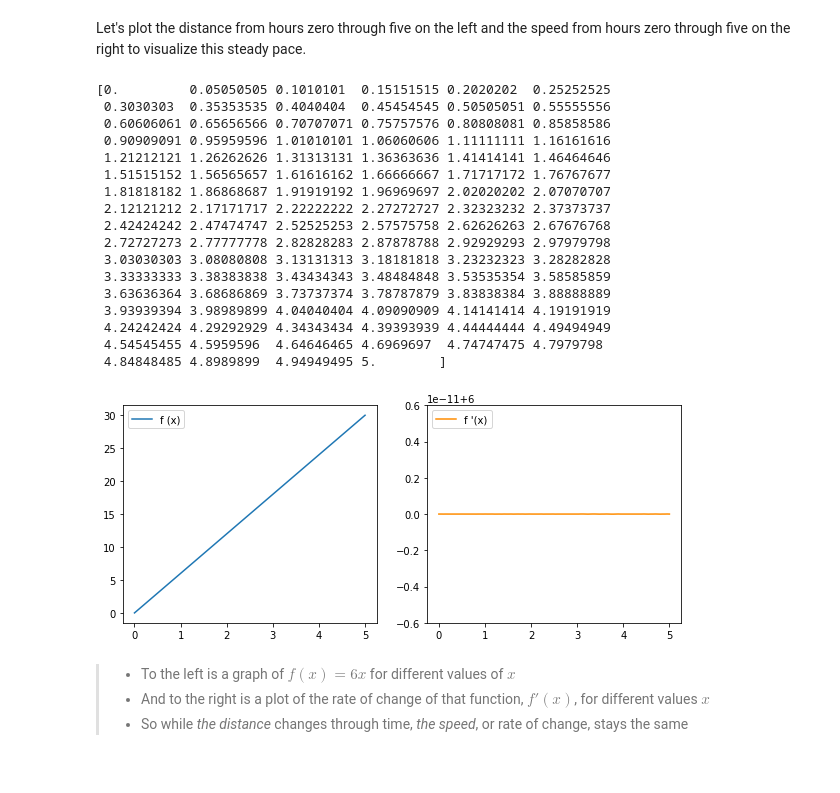
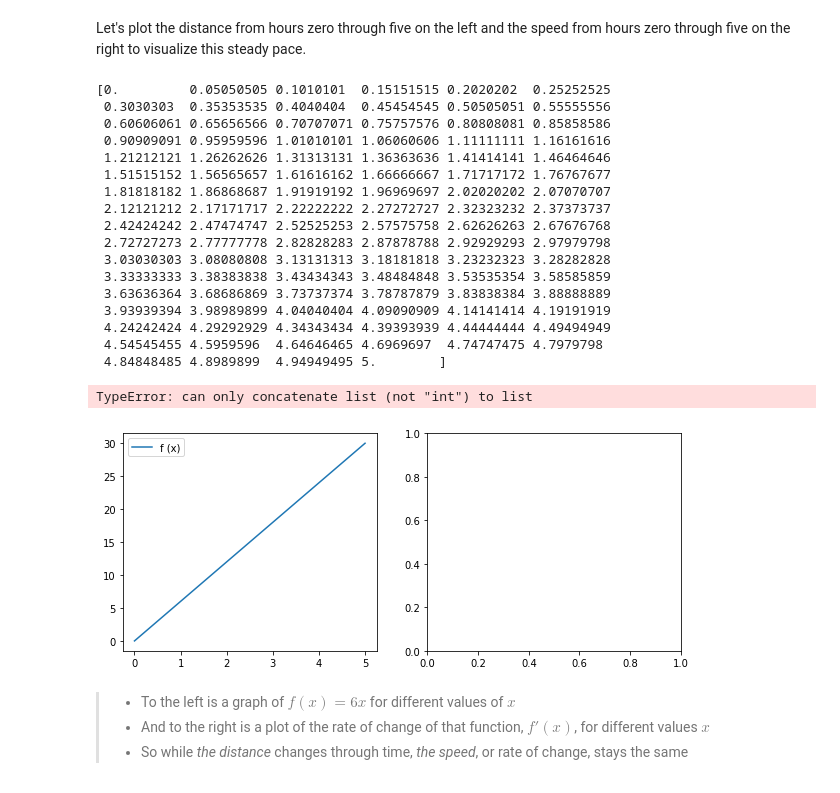
Before and after one commit to rvent/dsc-2-14-03-introduction-to-derivatives-nyc-ds-career-012819, a Jupyter notebook: index.ipynb, the cells around one changed output. Saved outputs shown, nothing was run; the diff lists cells and outputs as text; code cells hidden in the pictures.

```diff
--- a/index.ipynb
+++ b/index.ipynb
@@ -171,36 +171,37 @@ fig, ax = plt.subplots(figsize=(10,4))
 plt.subplot(121)
 plt.plot(x, f(x), label = "f (x)")
 plt.legend(loc="upper left", bbox_to_anchor=[0, 1],
            ncol=2, fancybox=True)
 
 
-x= [0,]
+x= [0,1,2,3,4,5]
 # plot 2
 plt.subplot(122)
-plt.plot(, f(x+1) - f(x), color="darkorange",label = "f '(x)")
+plt.plot(x, f(x+1) - f(x), color="darkorange",label = "f '(x)")
 plt.legend(loc="upper left");
 
 
 plt.show()
 # %% [output]
 [0.         0.05050505 0.1010101  0.15151515 0.2020202  0.25252525
  0.3030303  0.35353535 0.4040404  0.45454545 0.50505051 0.55555556
  0.60606061 0.65656566 0.70707071 0.75757576 0.80808081 0.85858586
  0.90909091 0.95959596 1.01010101 1.06060606 1.11111111 1.16161616
  1.21212121 1.26262626 1.31313131 1.36363636 1.41414141 1.46464646
  1.51515152 1.56565657 1.61616162 1.66666667 1.71717172 1.76767677
  1.81818182 1.86868687 1.91919192 1.96969697 2.02020202 2.07070707
  2.12121212 2.17171717 2.22222222 2.27272727 2.32323232 2.37373737
  2.42424242 2.47474747 2.52525253 2.57575758 2.62626263 2.67676768
  2.72727273 2.77777778 2.82828283 2.87878788 2.92929293 2.97979798
  3.03030303 3.08080808 3.13131313 3.18181818 3.23232323 3.28282828
  3.33333333 3.38383838 3.43434343 3.48484848 3.53535354 3.58585859
  3.63636364 3.68686869 3.73737374 3.78787879 3.83838384 3.88888889
  3.93939394 3.98989899 4.04040404 4.09090909 4.14141414 4.19191919
  4.24242424 4.29292929 4.34343434 4.39393939 4.44444444 4.49494949
  4.54545455 4.5959596  4.64646465 4.6969697  4.74747475 4.7979798
  4.84848485 4.8989899  4.94949495 5.        ]
+TypeError: can only concatenate list (not "int") to list
-[figure, old version]
+[figure, new version]
 # %% [markdown]
 > * To the left is a graph of $f(x) = 6x$ for different values of $x$
 > * And to the right is a plot of the rate of change of that function, $f'(x)$, for different values $x$
```
